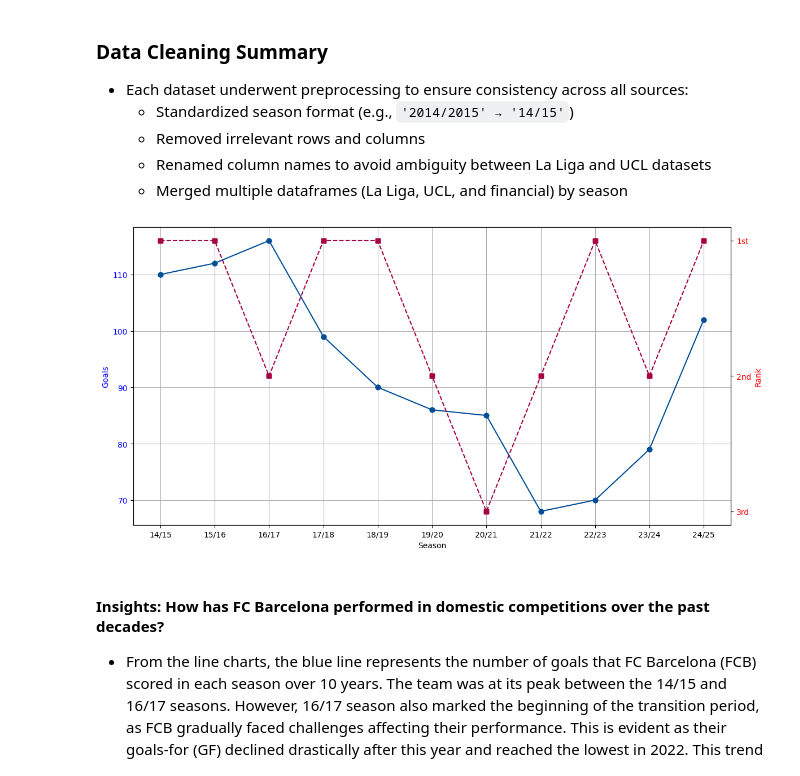
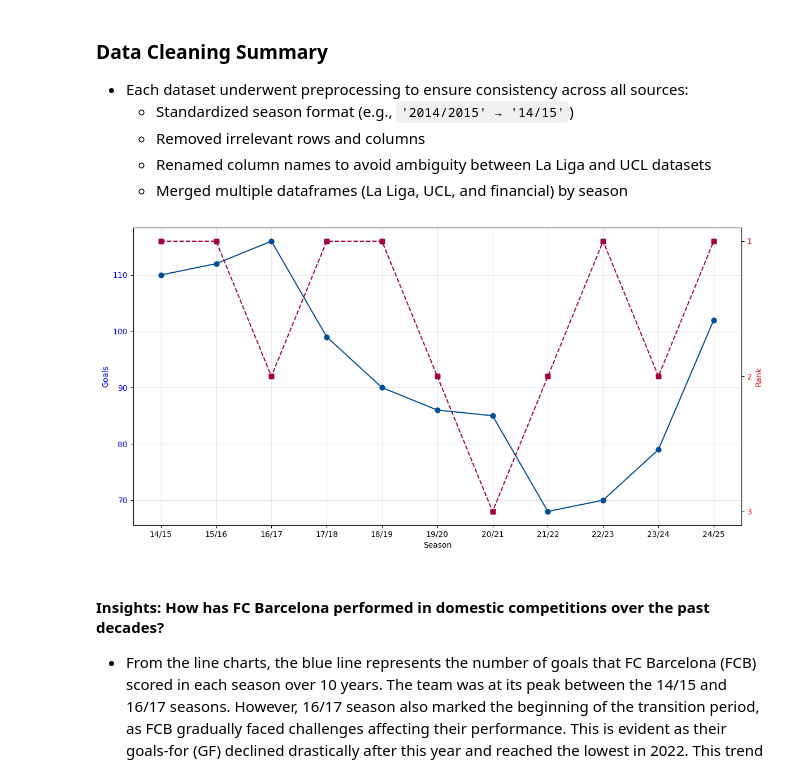
Before and after one commit to linhtran1003/fc-barcelona-performance-analysis, a Jupyter notebook: FCB_performance_analysis.ipynb, the cells around one changed output. Saved outputs shown, nothing was run; the diff lists cells and outputs as text; code cells hidden in the pictures.

```diff
--- a/FCB_performance_analysis.ipynb
+++ b/FCB_performance_analysis.ipynb
@@ -22,7 +23,7 @@ import seaborn as sns
   - Renamed column names to avoid ambiguity between La Liga and UCL datasets
   - Merged multiple dataframes (La Liga, UCL, and financial) by season
 # %%
-# scrape and loaf needed dataset for analysis
+# scrape and load needed dataset for analysis
 df1 = pd.read_html('https://fbref.com/en/squads/206d90db/history/Barcelona-Stats-and-History#all_comps_fa_club_league', attrs={"id" : "comps_fa_club_league"})[0]
 df1.to_csv('./data/raw/la_liga_stats.csv')
 df2 = pd.read_html('https://fbref.com/en/squads/206d90db/history/Barcelona-Stats-and-History#all_comps_fa_club_league', attrs={"id" : "comps_intl_club_cup"})[0]
@@ -38,13 +39,14 @@ indices_to_drop = df3[df3['Ball Situation'] == 'Set piece'].index
 df3 = df3.drop(indices_to_drop).reset_index(drop=True)
 df4 = df4.drop(list(range(0, 5))).reset_index(drop=True)
 
-# data cleaning
+# data transformation
 df1.rename(columns={"Comp" : "Domestic Comp", "LgRank" : "Domestic Rank", "MP" : "Domestic Match Played",
                     "W" : "Domestic W", "D" : "Domestic D", "L" : "Domestic L", "GF" : "Total GF",
                     "GA" : "Total GA", "GD" :"Domestic GD", "Pts" : "Domestic Pts"}, inplace=True)
 df1["Season"] = df1["Season"].str.split("-").apply(lambda x: x[0][2:] + "/" + x[1][2:])
 df1 = df1.sort_values("Season").reset_index(drop=True)
 merged_df = pd.merge(df1, df3, on=['Season'], how='right')
+merged_df['Domestic Rank'] = merged_df['Domestic Rank'].str[:-2].astype('int')
 
 # strip any space if any
 merged_df.columns = merged_df.columns.str.strip()
@@ -54,7 +56,7 @@ merged_df.to_csv('./data/processed/laliga_season_level_stats.csv')
 df2 = df2.drop([0] + list(range(14, 38))).reset_index(drop=True)
 df2 = df2.drop(['Attendance', 'Top Team Scorer', 'Goalkeeper', 'Notes', 'Squad'], axis=1)
 
-# cleaning and transforming data for later visualization
+# transforming data for later visualization
 df2.rename(columns={"Comp" : "Intl Comp", "LgRank" : "Stage Reached", "MP" : "UCL Match Played",
                     "W" : "UCL W", "D" : "UCL D", "L" : "UCL L", "GF" : "UCL GF",
                     "GA" : "UCL GA", "GD" :"UCL GD", "Pts" : "UCL Pts"}, inplace=True)
@@ -65,23 +67,28 @@ df2 = df2.sort_values("Season").reset_index(drop=True)
 # %%
 # Domestic stats visualize
 ## ========== PLOT 1: Goals & Rank ==========
 fig, ax1 = plt.subplots(figsize=(12, 6))
 ax1.plot(merged_df["Season"], merged_df["Total GF"], marker='o', color='#004D98', label="Total Goals")
 ax1.set_xlabel("Season")
 ax1.set_ylabel("Goals", color='blue')
 ax1.tick_params(axis='y', labelcolor='blue')
-ax1.grid(True)
-plt.tight_layout()
+ax1.grid(alpha=0.3)
+
+max_rank = int(merged_df["Domestic Rank"].max())
+min_rank = int(merged_df["Domestic Rank"].min())
 
 ax2 = ax1.twinx()
+ax2.set_yticks(np.arange(min_rank, max_rank + 1, 1))
 ax2.plot(merged_df["Season"], merged_df["Domestic Rank"], marker='s', color='#A50044', linestyle="--", label="Rank")
 ax2.set_xlabel("Season")
 ax2.set_ylabel("Rank", color='red')
 ax2.tick_params(axis='y', labelcolor='red')
 ax2.invert_yaxis()
 plt.tight_layout()
+plt.savefig("./outputs/figures/goals_vs_rank")
+plt.show()
 # %% [output]
-[figure, old version]
+[figure, new version]
 # %% [markdown]
 #### Insights: How has FC Barcelona performed in domestic competitions over the past decades?
 - From the line charts, the blue line represents the number of goals that FC Barcelona (FCB) scored in each season over 10 years. The team was at its peak between the 14/15 and 16/17 seasons. However, 16/17 season also marked the beginning of the transition period, as FCB gradually faced challenges affecting their performance. This is evident as their goals-for (GF) declined drastically after this year and reached the lowest in 2022. This trend might suggest that the period from 2016 to 2022 was the most challenging phase for the club and they encountered lots of difficulties when performing on pitch.
```
Also changed, not shown: parts of 6 cells of this notebook.
